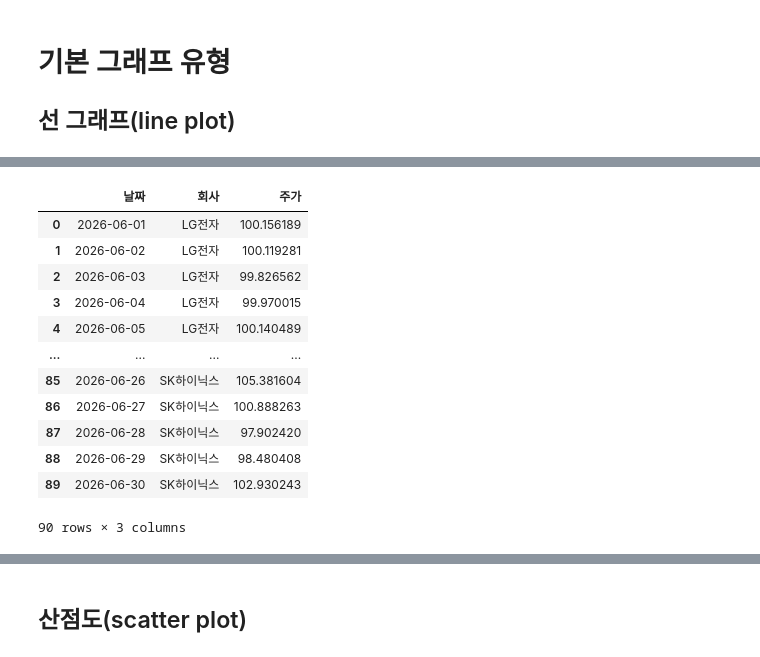
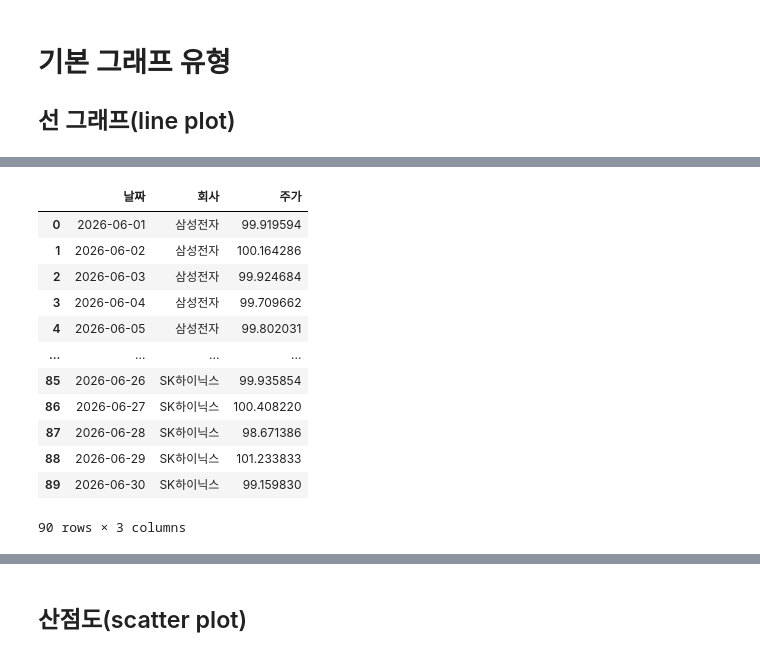
Before and after one commit to fsclass-n/big0611, a Jupyter notebook: py/p02_데이터분석/ch06_plotly/ex02_기본그래프유형.ipynb, the cells around one changed output, grey strips where cells are left out. Saved outputs shown, nothing was run; the diff lists cells and outputs as text; code cells hidden in the pictures.

```diff
--- a/py/p02_데이터분석/ch06_plotly/ex02_기본그래프유형.ipynb
+++ b/py/p02_데이터분석/ch06_plotly/ex02_기본그래프유형.ipynb
@@ -64,7 +64,7 @@ print(num)
 # %%
 # 2. 다중 선 그래프
-# 데이터 분석
-companies = ['LG전자', '삼성전자', 'SK하이닉스']
+# 데이터 생성
+companies = ['삼성전자', 'LG전자', 'SK하이닉스']
 stock_data = []
 
 for company in companies:
@@ -76,6 +76,9 @@ for company in companies:
             '주가': price
         })
 
+print(stock_data)
+
+# 데이터 분석
 df_stocks = pd.DataFrame(stock_data)
 df_stocks
 # %% [output]
@@ -82,13 +86,13 @@ df_stocks
 |  | 날짜 | 회사 | 주가 |
-| 0 | 2026-06-01 | LG전자 | 100.156189 |
-| 1 | 2026-06-02 | LG전자 | 100.119281 |
-| 2 | 2026-06-03 | LG전자 | 99.826562 |
-| 3 | 2026-06-04 | LG전자 | 99.970015 |
-| 4 | 2026-06-05 | LG전자 | 100.140489 |
+| 0 | 2026-06-01 | 삼성전자 | 99.919594 |
+| 1 | 2026-06-02 | 삼성전자 | 100.164286 |
+| 2 | 2026-06-03 | 삼성전자 | 99.924684 |
+| 3 | 2026-06-04 | 삼성전자 | 99.709662 |
+| 4 | 2026-06-05 | 삼성전자 | 99.802031 |
 | ... | ... | ... | ... |
-| 85 | 2026-06-26 | SK하이닉스 | 105.381604 |
-| 86 | 2026-06-27 | SK하이닉스 | 100.888263 |
-| 87 | 2026-06-28 | SK하이닉스 | 97.902420 |
-| 88 | 2026-06-29 | SK하이닉스 | 98.480408 |
-| 89 | 2026-06-30 | SK하이닉스 | 102.930243 |
+| 85 | 2026-06-26 | SK하이닉스 | 99.935854 |
+| 86 | 2026-06-27 | SK하이닉스 | 100.408220 |
+| 87 | 2026-06-28 | SK하이닉스 | 98.671386 |
+| 88 | 2026-06-29 | SK하이닉스 | 101.233833 |
+| 89 | 2026-06-30 | SK하이닉스 | 99.159830 |
-90 rows × 3 columns
+90 rows × 3 columns
```
Also changed, not shown: parts of 25 cells of this notebook.
